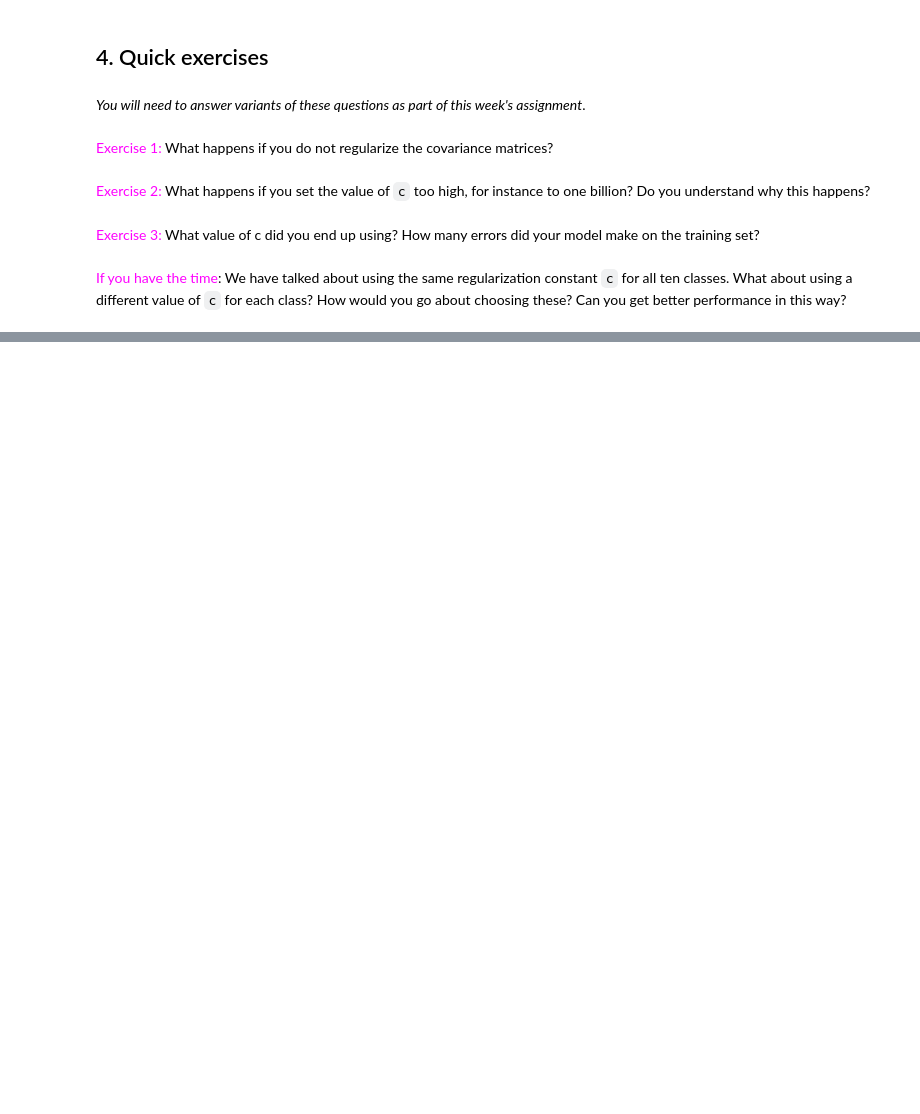
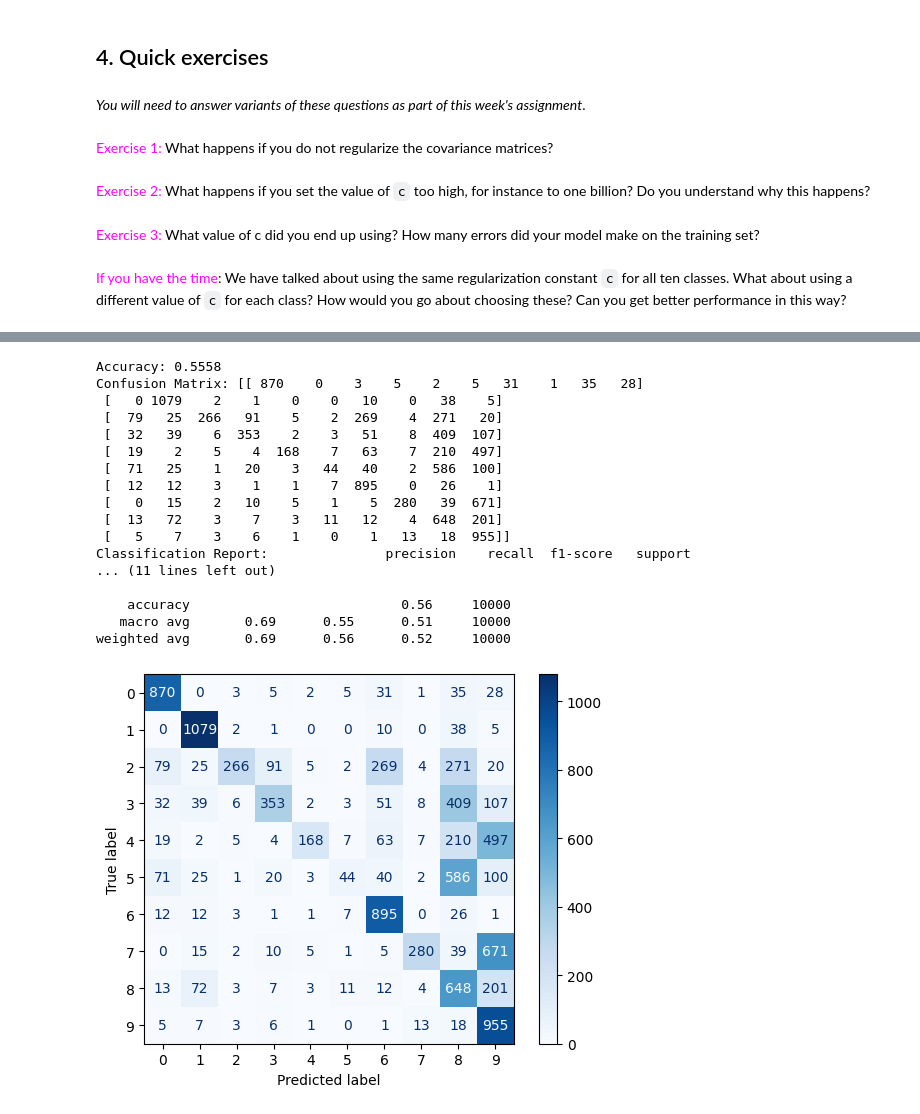
Before and after one commit to 0tv0renakniga/ds_masters, a Jupyter notebook: dsc_255/module_3/generative_mnist.ipynb, the cells around one changed output, grey strips where cells are left out. Saved outputs shown, nothing was run; the diff lists cells and outputs as text; code cells hidden in the pictures; blank space fills up the shorter version.

```diff
--- a/dsc_255/module_3/generative_mnist.ipynb
+++ b/dsc_255/module_3/generative_mnist.ipynb
@@ -340,3 +324,37 @@ training data is:
 <font color="magenta">Exercise 3:</font> What value of c did you end up using? How many errors did your model make on the training set?
 # %% [markdown]
 <font color="magenta">If you have the time</font>: We have talked about using the same regularization constant `c` for all ten classes. What about using a different value of `c` for each class? How would you go about choosing these? Can you get better performance in this way?
+# %%
+def fit_generative_model(x,y,c,test_data,test_labels):
+    k = 10  # labels 0,1,...,k-1
+    d = (x.shape)[1]  # number of features
+    mu = np.zeros((k,d))
+    sigma = np.zeros((k,d,d))
+    pi = np.zeros(k)
+    ## calc priors, means, and covariances
+    for j in range(k):
+        indices = (y==j).flatten()
+        x_j = x[indices]
+        pi[j] = x_j.shape[0]/x.shape[0]
+        mu[j] = np.mean(x_j, axis=0)
+        sigma[j] = np.cov(x_j.T) + c*np.eye(d)  # add small value to diagonal for numerical stability
+    # Compute log Pr(label|image) for each [test image,label] pair.
+    score = np.zeros((len(test_labels),k))
+    for label in range(0,k):
+        try:
+            rv = multivariate_normal(mean=mu[label], cov=sigma[label])
+        except:
+            print(f'Error in covariance matrix for label {label} with c={c}')
+            continue
+        for i in range(0,len(test_labels)):
+            score[i,label] = np.log(pi[label]) + rv.logpdf(test_data[i,:])
+    predictions = np.argmax(score, axis=1)
+    # Finally, tally up score
+    errors = np.sum(predictions != test_labels)
+    print("Your model makes " + str(errors) + " errors out of 10000 for c = " + str(c))
+    # Halt and return parameters
+    #return mu, sigma, pi
+
+c_values = [0.0001,0.001,0.01,0.1,1,10,100,1000,10000]
+for c in c_values:
+    fit_generative_model(train_data, train_labels, c, test_data, test_labels)
@@ -342,0 +422,30 @@ training data is:
+# %%
+from sklearn.naive_bayes import GaussianNB
+gnb = GaussianNB()
+gnb.fit(train_data, train_labels)
+y_pred = gnb.predict(test_data)
+print(f'Accuracy: {accuracy_score(test_labels, y_pred)}')
+print(f'Confusion Matrix: {confusion_matrix(test_labels, y_pred)}')
+print(f'Classification Report: {classification_report(test_labels, y_pred)}')
+disp = ConfusionMatrixDisplay(confusion_matrix(test_labels, y_pred), display_labels=gnb.classes_)
+disp.plot(cmap=plt.cm.Blues)
+plt.show()
+# %% [output]
+Accuracy: 0.5558
+Confusion Matrix: [[ 870    0    3    5    2    5   31    1   35   28]
+ [   0 1079    2    1    0    0   10    0   38    5]
+ [  79   25  266   91    5    2  269    4  271   20]
+ [  32   39    6  353    2    3   51    8  409  107]
+ [  19    2    5    4  168    7   63    7  210  497]
+ [  71   25    1   20    3   44   40    2  586  100]
+ [  12   12    3    1    1    7  895    0   26    1]
+ [   0   15    2   10    5    1    5  280   39  671]
+ [  13   72    3    7    3   11   12    4  648  201]
+ [   5    7    3    6    1    0    1   13   18  955]]
+Classification Report:               precision    recall  f1-score   support
+... (11 lines left out)
+
+    accuracy                           0.56     10000
+   macro avg       0.69      0.55      0.51     10000
+weighted avg       0.69      0.56      0.52     10000
+[figure, added]
```
Also changed, not shown: parts of 8 cells of this notebook.
